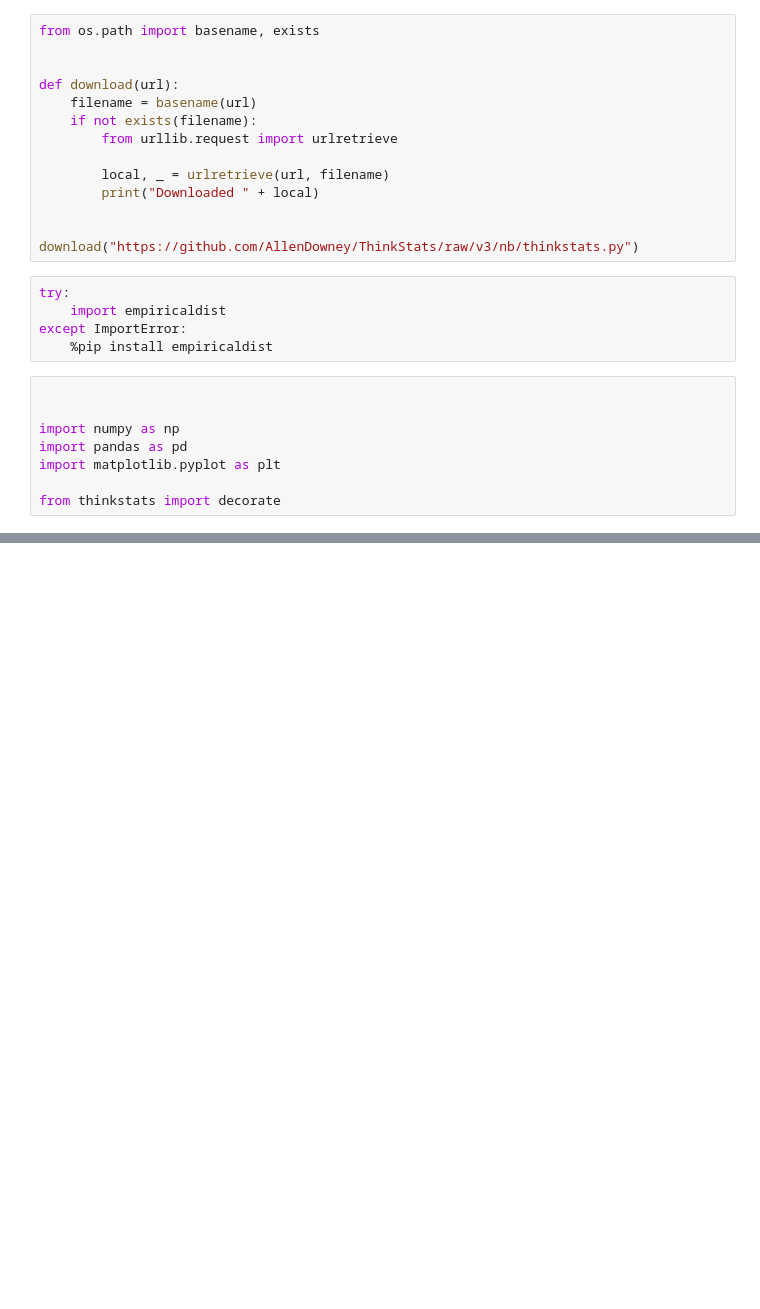
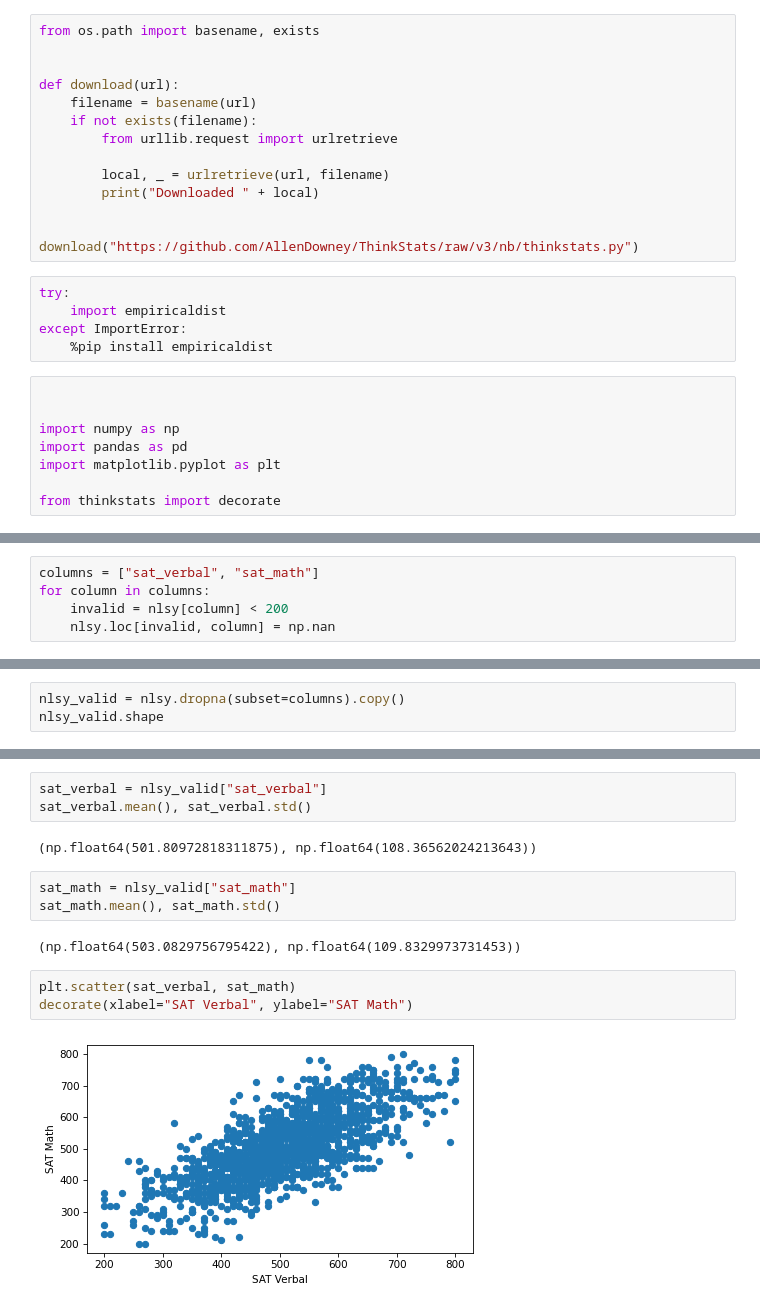
Before and after one commit to lochnes-007/EDA, a Jupyter notebook: relnbwvars.ipynb, the cells around one changed output, grey strips where cells are left out. Drawn from its saved outputs; the diff is of its cells as text; blank space fills up the shorter version.

Commit message:
done w scatter plots

```diff
--- a/relnbwvars.ipynb
+++ b/relnbwvars.ipynb
@@ -31,0 +39,5 @@ Downloaded nlsy97-extract.csv.gz
+# %%
+columns = ["sat_verbal", "sat_math"]
+for column in columns:
+    invalid = nlsy[column] < 200
+    nlsy.loc[invalid, column] = np.nan
@@ -31,0 +59,3 @@ Downloaded nlsy97-extract.csv.gz
+# %%
+nlsy_valid = nlsy.dropna(subset=columns).copy()
+nlsy_valid.shape
@@ -31,0 +74,15 @@ Downloaded nlsy97-extract.csv.gz
+# %%
+sat_verbal = nlsy_valid["sat_verbal"]
+sat_verbal.mean(), sat_verbal.std()
+# %% [output]
+(np.float64(501.80972818311875), np.float64(108.36562024213643))
+# %%
+sat_math = nlsy_valid["sat_math"]
+sat_math.mean(), sat_math.std()
+# %% [output]
+(np.float64(503.0829756795422), np.float64(109.8329973731453))
+# %%
+plt.scatter(sat_verbal, sat_math)
+decorate(xlabel="SAT Verbal", ylabel="SAT Math")
+# %% [output]
+[figure, added]
```
Also changed, not shown: parts of 11 cells of this notebook.
